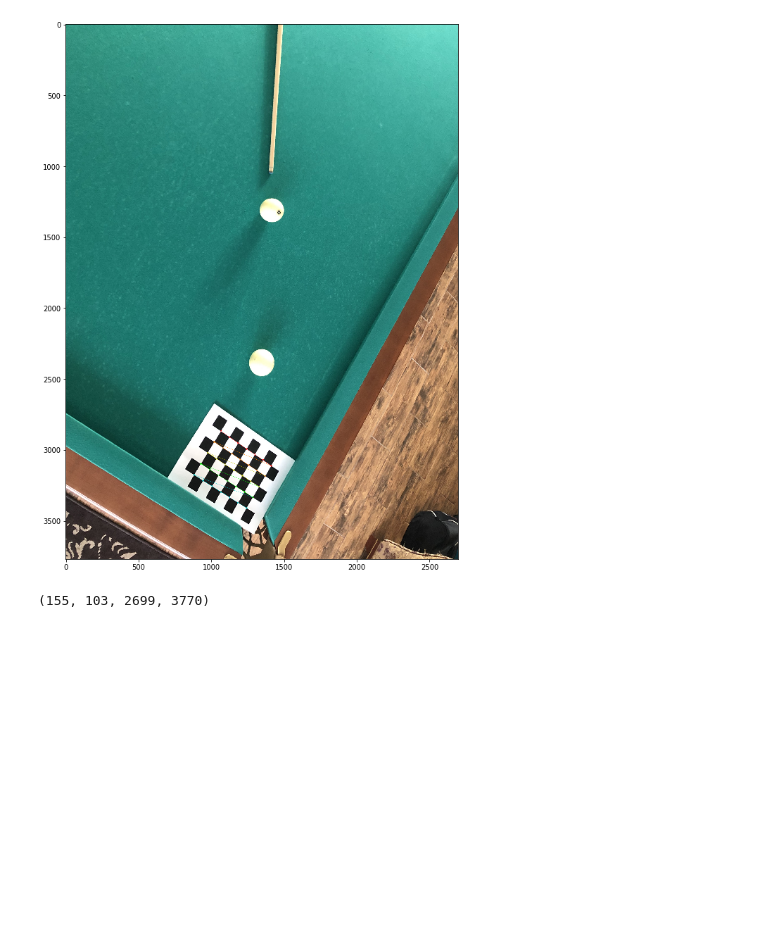
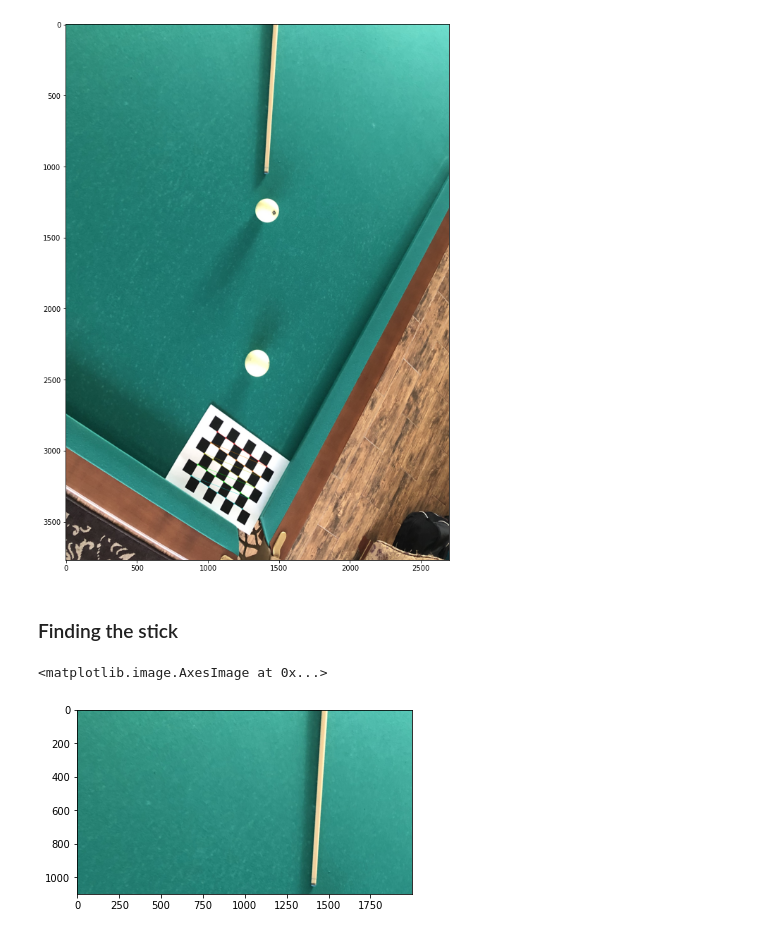
Before and after one commit to RukhovichIV/nnsu_cv_2021_fall, a Jupyter notebook: bonus_2.ipynb, the cells around one changed output. Saved outputs shown, nothing was run; the diff lists cells and outputs as text; code cells hidden in the pictures; blank space fills up the shorter version.

```diff
--- a/bonus_2.ipynb
+++ b/bonus_2.ipynb
@@ -58,7 +58,11 @@ plt.imshow(cv.cvtColor(undist_table, cv.COLOR_BGR2RGB), interpolation='nearest',
 # %% [output]
 <matplotlib.image.AxesImage at 0x...>
 [figure]
-# %%
-roi
-# %% [output]
-(155, 103, 2699, 3770)
+# %% [markdown]
+### Finding the stick
+# %%
+stick_on_the_table = undist_table[:1100, :2000, :]
+plt.imshow(cv.cvtColor(stick_on_the_table, cv.COLOR_BGR2RGB))
+# %% [output]
+<matplotlib.image.AxesImage at 0x...>
+[figure, added]
```
Also changed, not shown: parts of 15 cells of this notebook.
